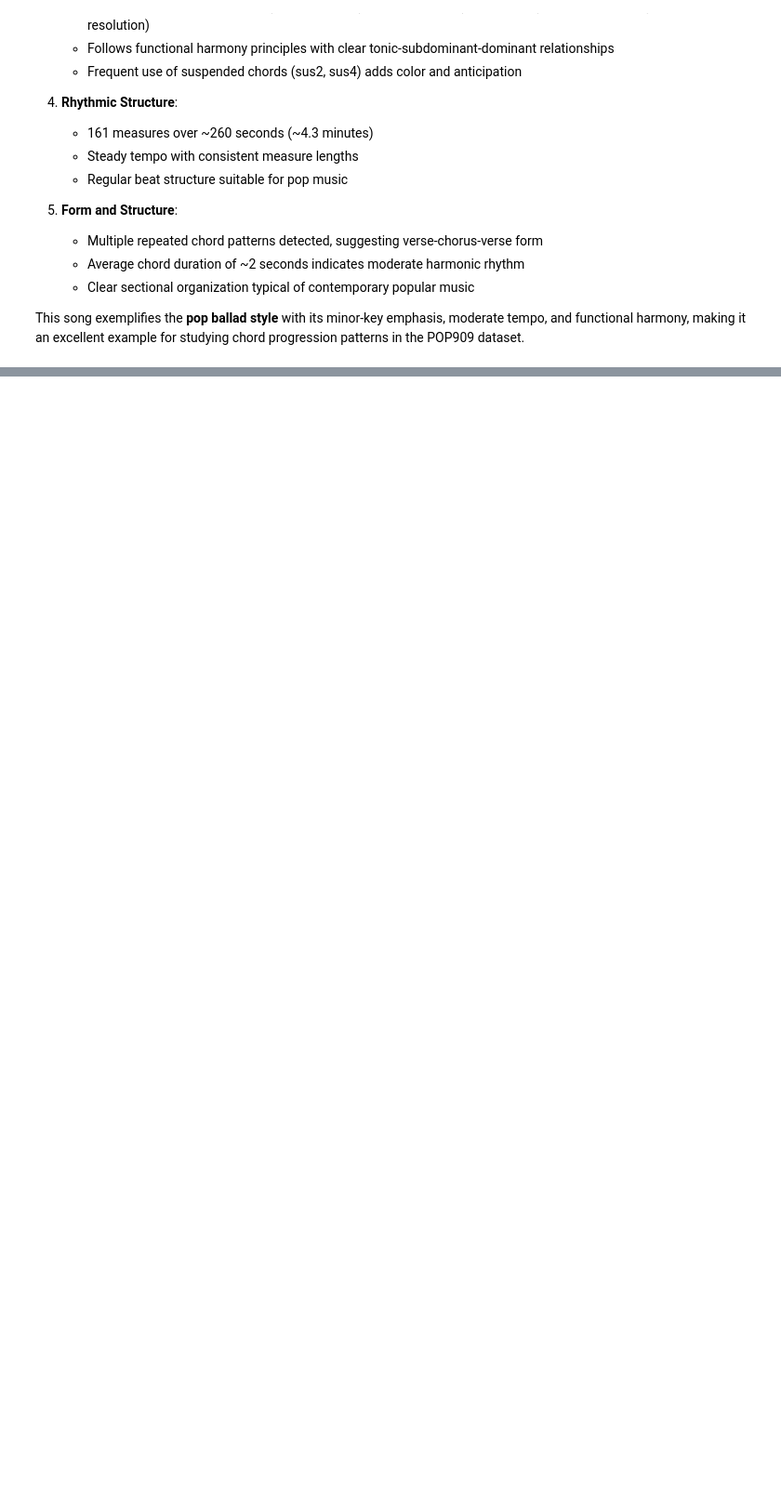
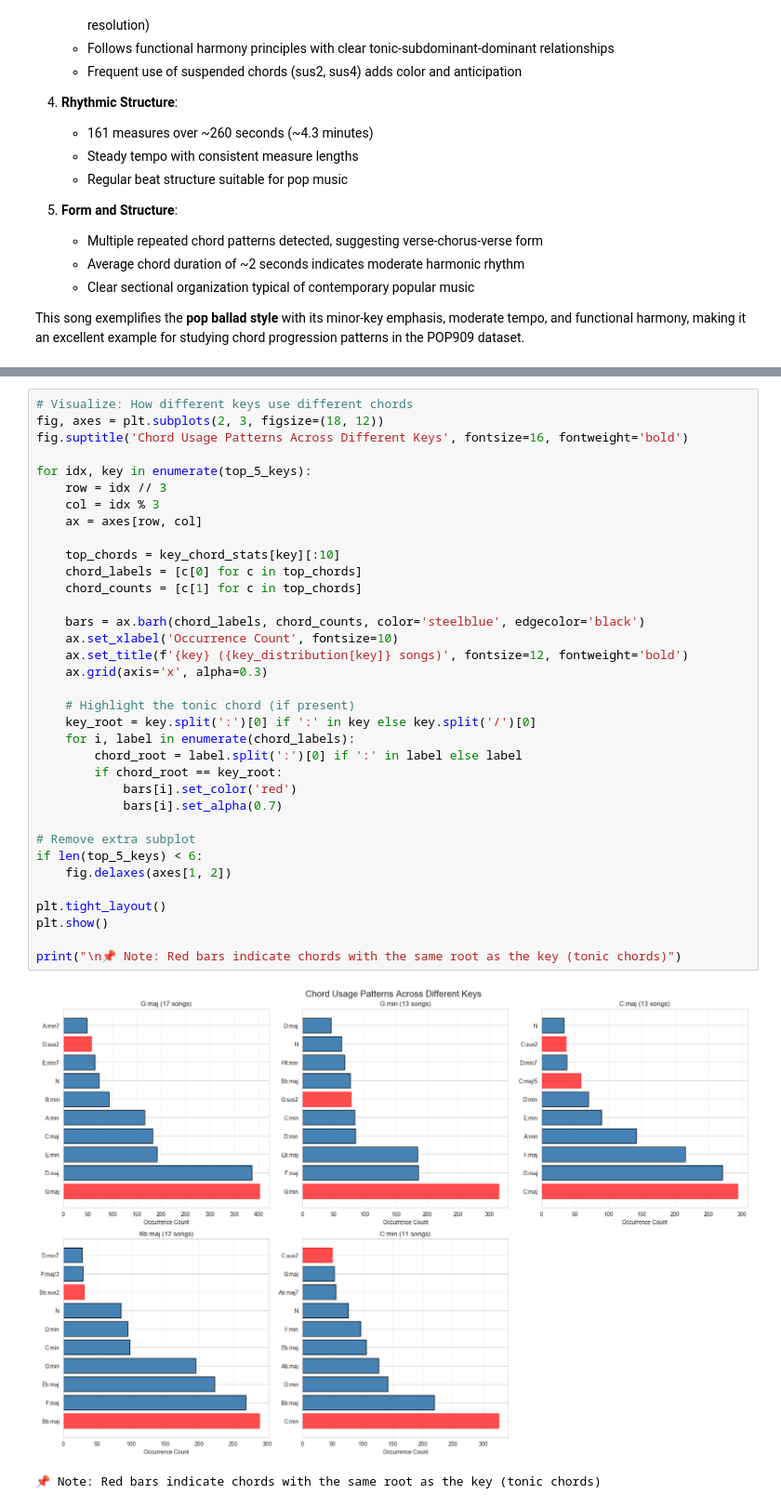
Before and after one commit to Michellexpeng/Bayesian-Project, a Jupyter notebook: notebooks/01_EDA_Music_Datasets.ipynb, the cells around one changed output, grey strips where cells are left out. Shown at 93% size. Drawn from its saved outputs; the diff is of its cells as text; blank space fills up the shorter version.

```diff
--- a/notebooks/01_EDA_Music_Datasets.ipynb
+++ b/notebooks/01_EDA_Music_Datasets.ipynb
@@ -1108,0 +1219,38 @@ This song exemplifies the **pop ballad style** with its minor-key emphasis, mode
+# %%
+# Visualize: How different keys use different chords
+fig, axes = plt.subplots(2, 3, figsize=(18, 12))
+fig.suptitle('Chord Usage Patterns Across Different Keys', fontsize=16, fontweight='bold')
+
+for idx, key in enumerate(top_5_keys):
+    row = idx // 3
+    col = idx % 3
+    ax = axes[row, col]
+
+    top_chords = key_chord_stats[key][:10]
+    chord_labels = [c[0] for c in top_chords]
+    chord_counts = [c[1] for c in top_chords]
+
+    bars = ax.barh(chord_labels, chord_counts, color='steelblue', edgecolor='black')
+    ax.set_xlabel('Occurrence Count', fontsize=10)
+    ax.set_title(f'{key} ({key_distribution[key]} songs)', fontsize=12, fontweight='bold')
+    ax.grid(axis='x', alpha=0.3)
+
+    # Highlight the tonic chord (if present)
+    key_root = key.split(':')[0] if ':' in key else key.split('/')[0]
+    for i, label in enumerate(chord_labels):
+        chord_root = label.split(':')[0] if ':' in label else label
+        if chord_root == key_root:
+            bars[i].set_color('red')
+            bars[i].set_alpha(0.7)
+
+# Remove extra subplot
+if len(top_5_keys) < 6:
+    fig.delaxes(axes[1, 2])
+
+plt.tight_layout()
+plt.show()
+
+print("\n📌 Note: Red bars indicate chords with the same root as the key (tonic chords)")
+# %% [output]
+[figure, added]
+📌 Note: Red bars indicate chords with the same root as the key (tonic chords)
```
Also changed, not shown: parts of 5 cells of this notebook, 23 other files.
